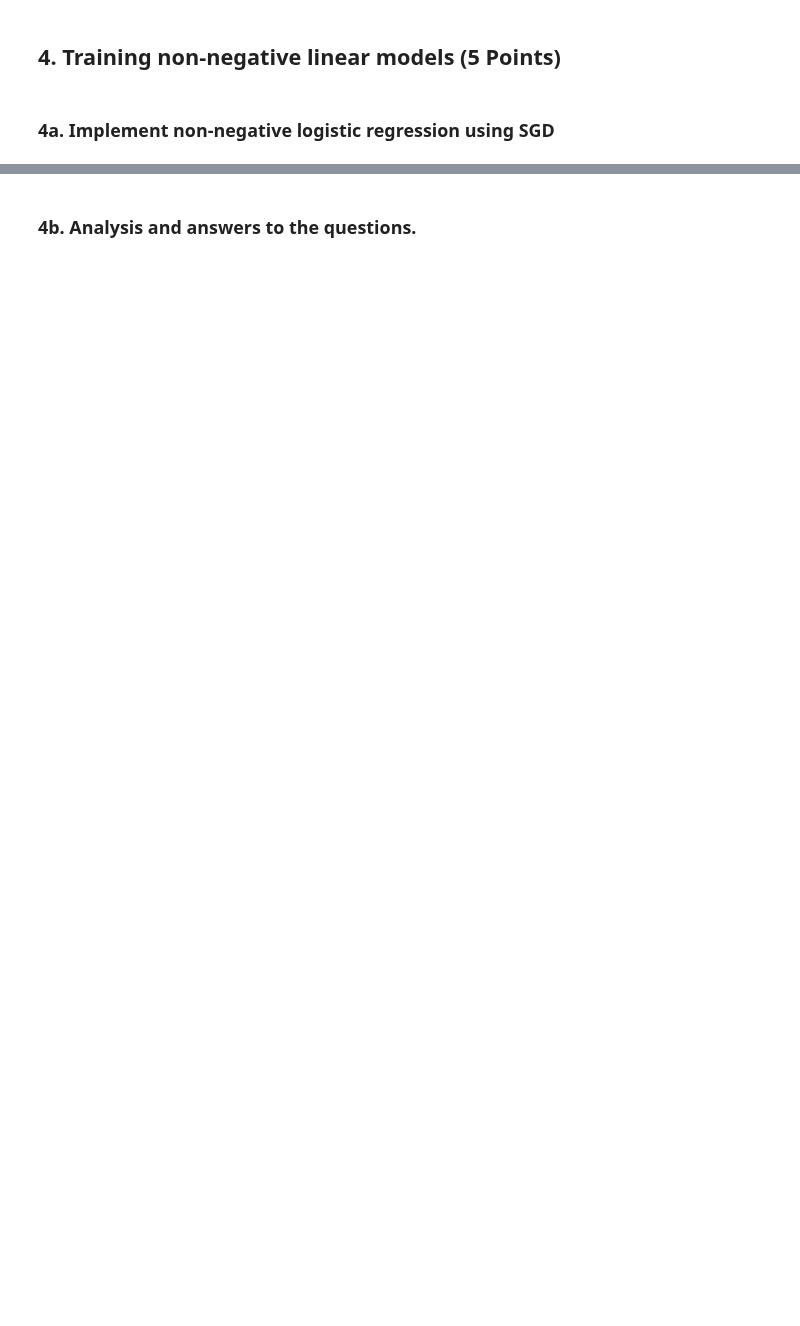
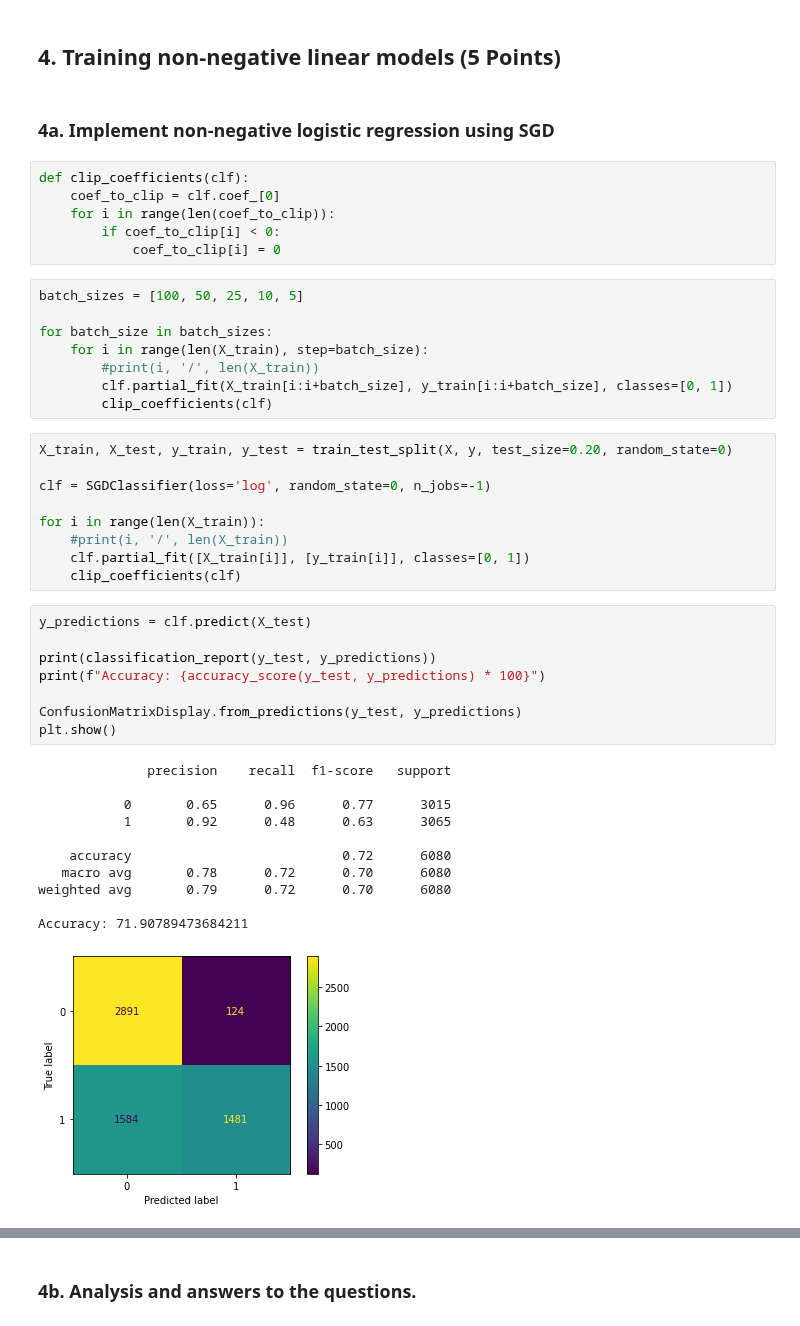
Before and after one commit to kponichtera/cs4035-cda, a Jupyter notebook: lab4/Lab4.ipynb, the cells around one changed output, grey strips where cells are left out. Saved outputs shown, nothing was run; the diff lists cells and outputs as text; blank space fills up the shorter version.

Commit message:
Task 3 (TODO: explain and loop over different batch sizes)

```diff
--- a/lab4/Lab4.ipynb
+++ b/lab4/Lab4.ipynb
@@ -214,3 +216,46 @@ However, it also significantly decreases the precision and leads to majority of
 ## 4. Training non-negative linear models (5 Points)
 # %% [markdown]
 ### 4a. Implement non-negative logistic regression using SGD
+# %%
+def clip_coefficients(clf):
+    coef_to_clip = clf.coef_[0]
+    for i in range(len(coef_to_clip)):
+        if coef_to_clip[i] < 0:
+            coef_to_clip[i] = 0
+# %%
+batch_sizes = [100, 50, 25, 10, 5]
+
+for batch_size in batch_sizes:
+    for i in range(len(X_train), step=batch_size):
+        #print(i, '/', len(X_train))
+        clf.partial_fit(X_train[i:i+batch_size], y_train[i:i+batch_size], classes=[0, 1])
+        clip_coefficients(clf)
+# %%
+X_train, X_test, y_train, y_test = train_test_split(X, y, test_size=0.20, random_state=0)
+
+clf = SGDClassifier(loss='log', random_state=0, n_jobs=-1)
+
+for i in range(len(X_train)):
+    #print(i, '/', len(X_train))
+    clf.partial_fit([X_train[i]], [y_train[i]], classes=[0, 1])
+    clip_coefficients(clf)
+# %%
+y_predictions = clf.predict(X_test)
+
+print(classification_report(y_test, y_predictions))
+print(f"Accuracy: {accuracy_score(y_test, y_predictions) * 100}")
+
+ConfusionMatrixDisplay.from_predictions(y_test, y_predictions)
+plt.show()
+# %% [output]
+              precision    recall  f1-score   support
+
+           0       0.65      0.96      0.77      3015
+           1       0.92      0.48      0.63      3065
+
+    accuracy                           0.72      6080
+   macro avg       0.78      0.72      0.70      6080
+weighted avg       0.79      0.72      0.70      6080
+
+Accuracy: 71.90789473684211
+[figure, added]
```
Also changed, not shown: parts of 4 cells of this notebook.
